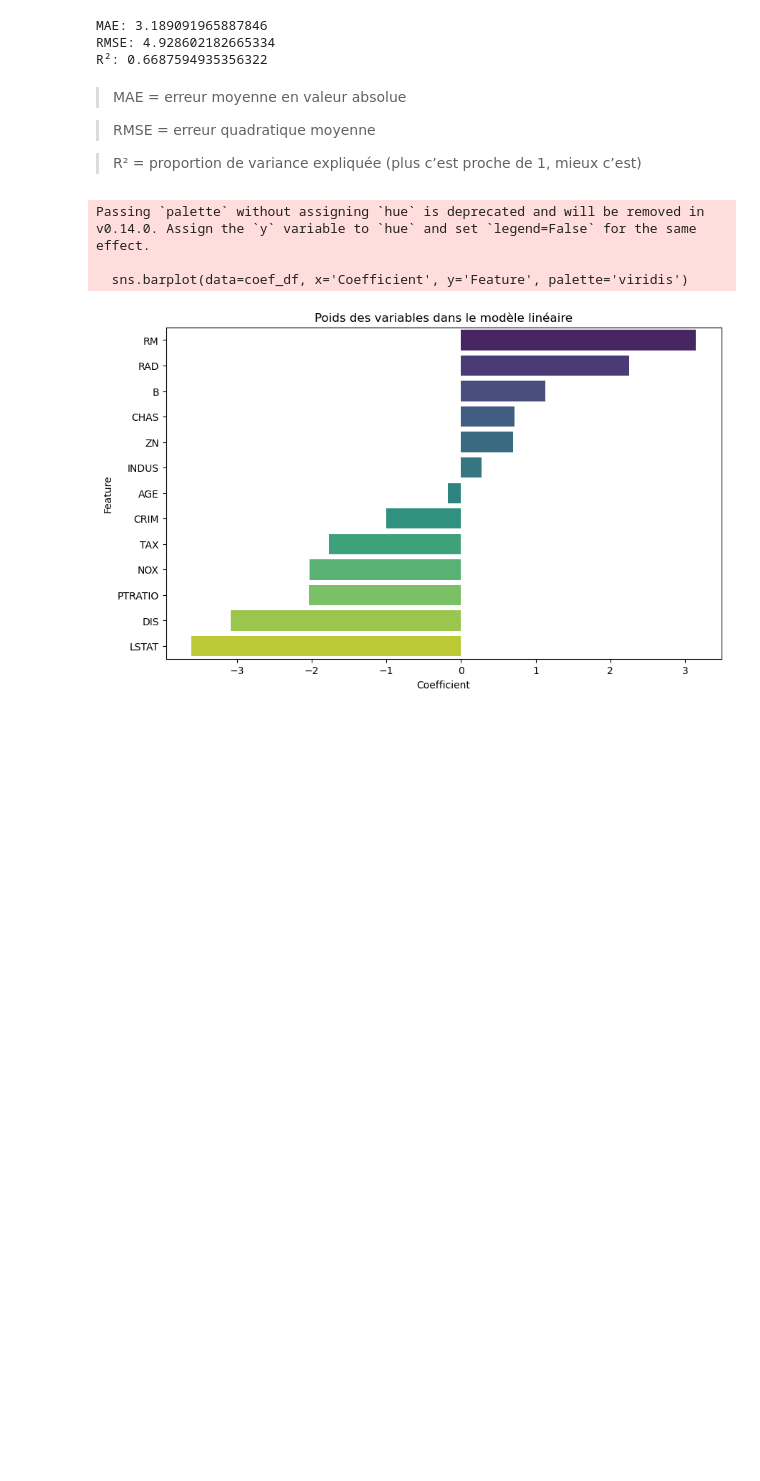
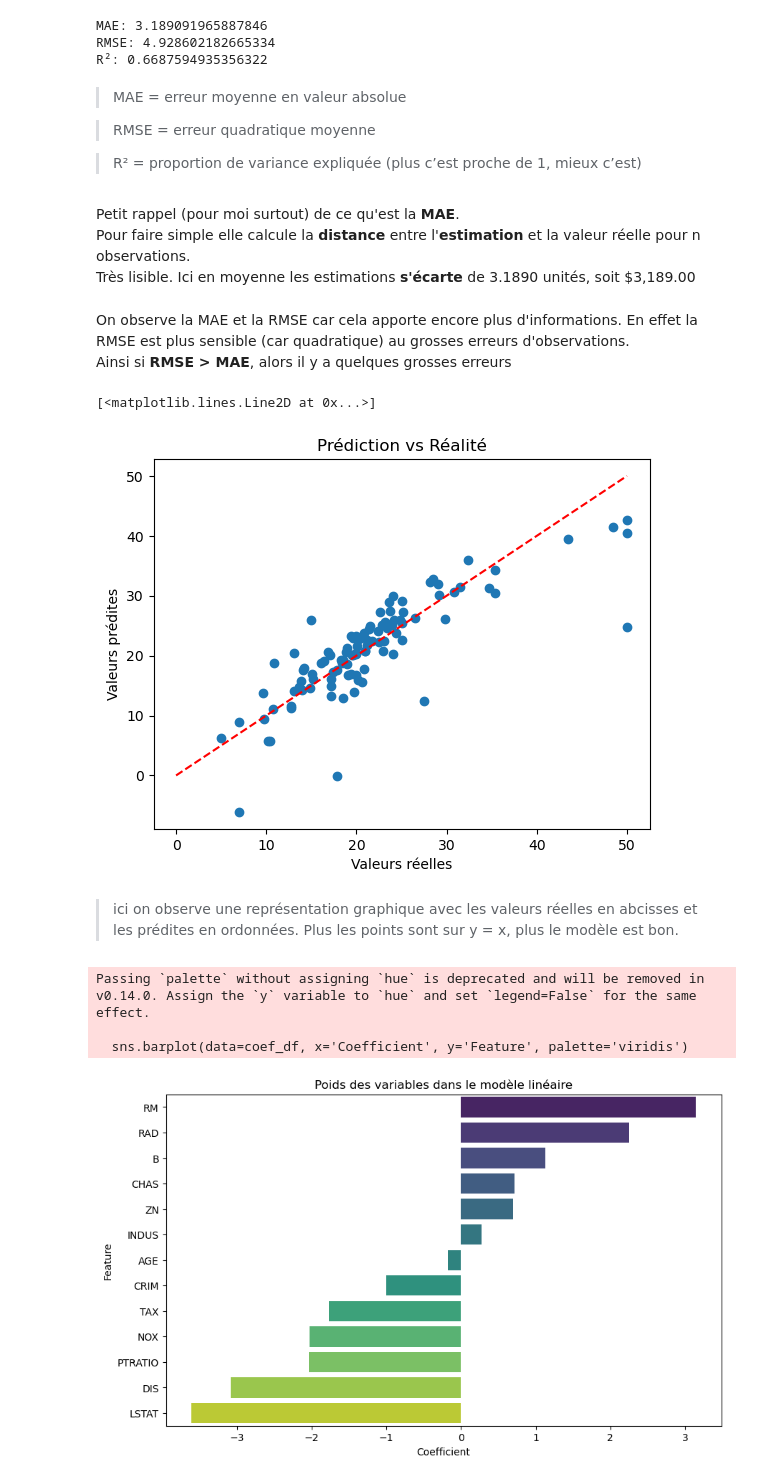
Before and after one commit to ToniMoreau/Portfolio-IA-ML-DL, a Jupyter notebook: 03_Boston_Housing/03_Boston_Housing.ipynb, the cells around one changed output. Cells and saved outputs as stored; diff of their text form; code cells hidden in the pictures; blank space fills up the shorter version.

```diff
--- a/03_Boston_Housing/03_Boston_Housing.ipynb
+++ b/03_Boston_Housing/03_Boston_Housing.ipynb
@@ -126,6 +134,25 @@ R²: 0.6687594935356322
 >RMSE = erreur quadratique moyenne
 
 >R² = proportion de variance expliquée (plus c’est proche de 1, mieux c’est)
+# %% [markdown]
+Petit rappel (pour moi surtout) de ce qu'est la **MAE**.
+Pour faire simple elle calcule la **distance** entre l'**estimation** et la valeur réelle pour n observations.
+Très lisible. Ici en moyenne les estimations **s'écarte** de 3.1890 unités, soit  $3,189.00
+# %% [markdown]
+On observe la MAE et la RMSE car cela apporte encore plus d'informations.
+En effet la RMSE est plus sensible (car quadratique) au grosses erreurs d'observations.
+Ainsi si **RMSE > MAE**, alors il y a quelques grosses erreurs
+# %%
+plt.scatter(y_test, y_pred)
+plt.xlabel("Valeurs réelles")
+plt.ylabel("Valeurs prédites")
+plt.title("Prédiction vs Réalité")
+plt.plot([0, 50], [0, 50], color='red', linestyle='--')
+# %% [output]
+[<matplotlib.lines.Line2D at 0x...>]
+[figure, added]
+# %% [markdown]
+> ici on observe une représentation graphique avec les valeurs réelles en abcisses et les prédites en ordonnées. Plus les points sont sur y = x, plus le modèle est bon.
 # %%
 coef_df = pd.DataFrame({
     'Feature': X.columns,
```
Also changed, not shown: parts of 2 cells of this notebook.
